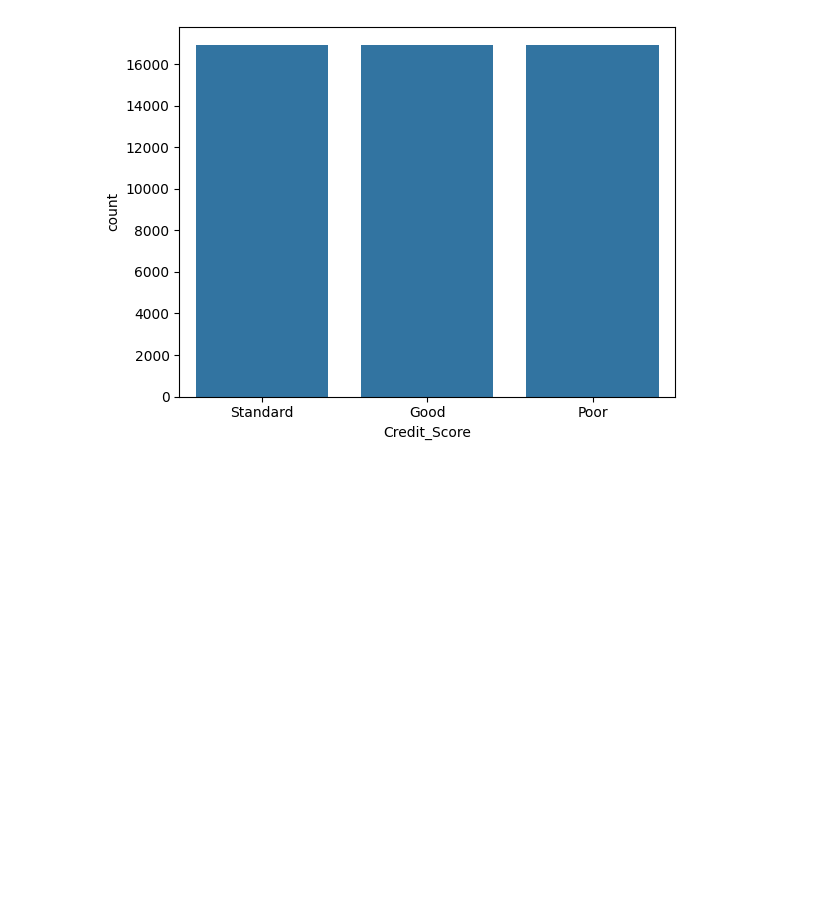
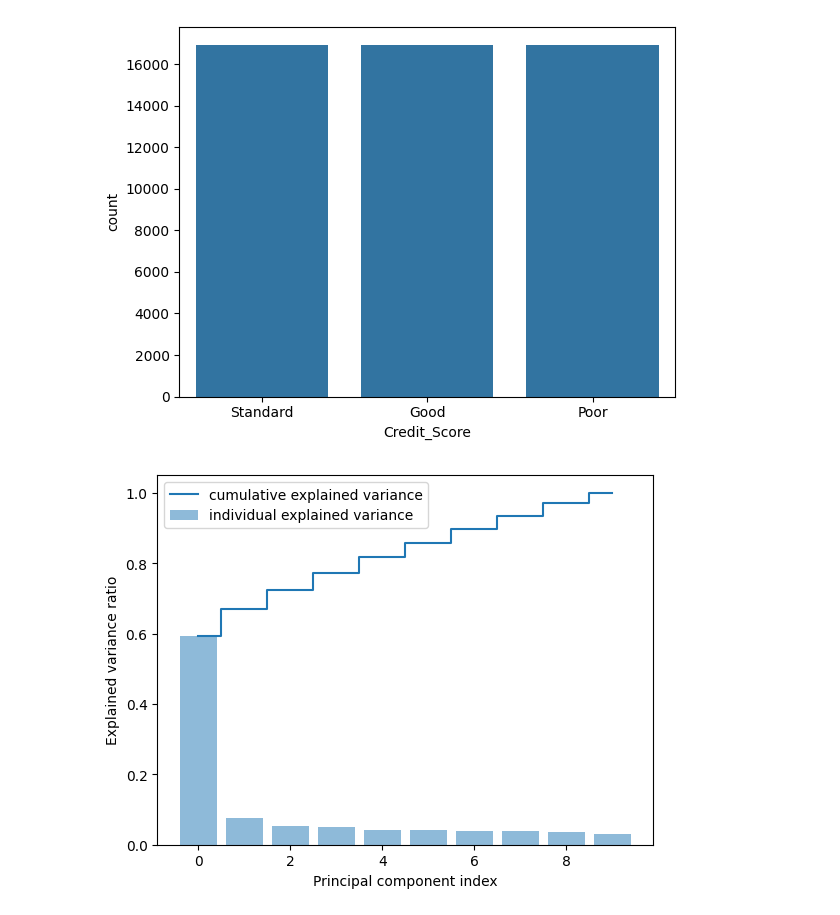
Before and after one commit to Dziarur/dashboard-PT, a Jupyter notebook: main.ipynb, the cells around one changed output. Drawn from its saved outputs; the diff is of its cells as text; code cells hidden in the pictures; blank space fills up the shorter version.

```diff
--- a/main.ipynb
+++ b/main.ipynb
@@ -645,3 +654,10 @@ sns.countplot(data=undersampled_train_df, x='Credit_Score')
 plt.show()
 # %% [output]
 [figure]
+# %%
+# Tahap Encoding dan Scaling
+X_train = undersampled_train_df.drop(columns="Credit_Score", axis=1)
+y_train = undersampled_train_df["Credit_Score"]
+
+X_test = test_df.drop(columns="Credit_Score", axis=1)
+y_test = test_df["Credit_Score"]
@@ -647,0 +746,40 @@ plt.show()
+# %%
+pca_numerical_columns_1 = [
+    'Num_Bank_Accounts',
+    'Num_Credit_Card',
+    'Interest_Rate',
+    'Num_of_Loan',
+    'Delay_from_due_date',
+    'Num_of_Delayed_Payment',
+    'Changed_Credit_Limit',
+    'Num_Credit_Inquiries',
+    'Outstanding_Debt',
+    'Credit_History_Age'
+]
+
+pca_numerical_columns_2 = [
+    'Monthly_Inhand_Salary',
+    'Monthly_Balance',
+    'Amount_invested_monthly',
+    'Total_EMI_per_month'
+]
+# %%
+train_pca_df = new_train_df.copy().reset_index(drop=True)
+test_pca_df = new_test_df.copy().reset_index(drop=True)
+# %%
+# PCA
+pca = PCA(n_components=len(pca_numerical_columns_1), random_state=123)
+pca.fit(train_pca_df[pca_numerical_columns_1])
+princ_comp = pca.transform(train_pca_df[pca_numerical_columns_1])
+
+var_exp = pca.explained_variance_ratio_.round(3)
+cum_var_exp = np.cumsum(var_exp)
+
+plt.bar(range(len(pca_numerical_columns_1)), var_exp, alpha=0.5, align = 'center', label='individual explained variance')
+plt.step(range(len(pca_numerical_columns_1)), cum_var_exp, where='mid', label='cumulative explained variance')
+plt.ylabel('Explained variance ratio')
+plt.xlabel('Principal component index')
+plt.legend(loc='best')
+plt.show()
+# %% [output]
+[figure, added]
```
Also changed, not shown: parts of 18 cells of this notebook, 27 other files.
